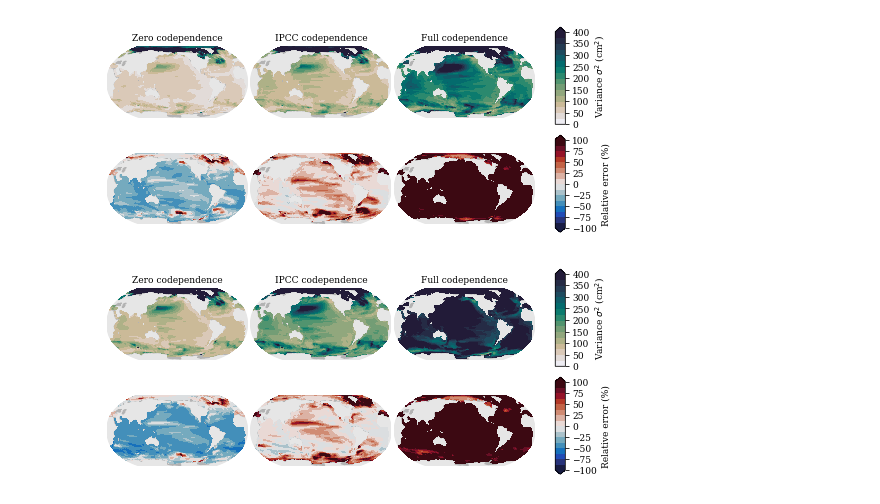
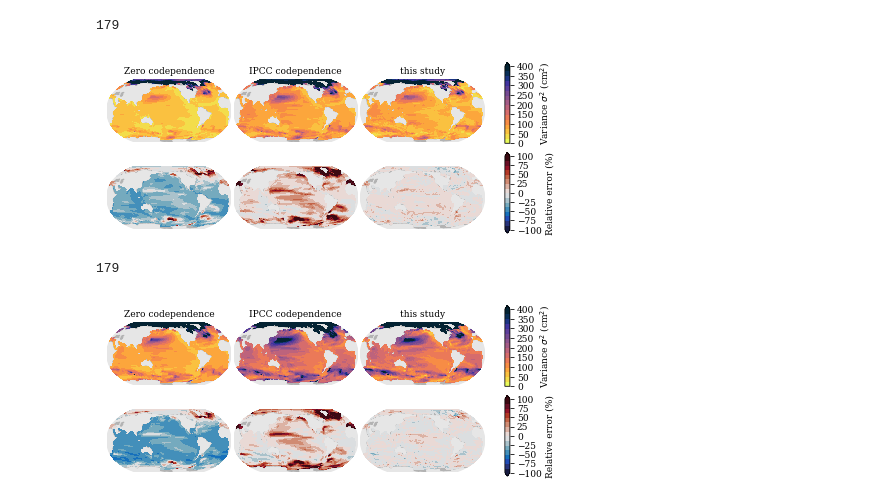
Before and after one commit to erwinlambert/codependence, a Jupyter notebook: plotcode/draftplot_regvar_error.ipynb, the cells around one changed output. Cells and saved outputs as stored; diff of their text form; code cells hidden in the pictures.

```diff
--- a/plotcode/draftplot_regvar_error.ipynb
+++ b/plotcode/draftplot_regvar_error.ipynb
@@ -20,12 +21,12 @@ mpl.rcParams['axes.titlesize']        = 9
 mpl.rcParams['font.family']           = 'serif'
 #mpl.rcParams['axes.titleweight']      = 'bold'
 mpl.rcParams['figure.subplot.bottom'] = .01
-mpl.rcParams['figure.subplot.top']    = .99
+mpl.rcParams['figure.subplot.top']    = .97
 mpl.rcParams['figure.subplot.left']   = .05
-mpl.rcParams['figure.subplot.right']  = .9
+mpl.rcParams['figure.subplot.right']  = .8
 mpl.rcParams['figure.subplot.wspace'] = .02
 mpl.rcParams['figure.subplot.hspace'] = .01
-mpl.rcParams['figure.figsize']        = 7,3
+mpl.rcParams['figure.figsize']        = 7,2.5
 
 
 cols = {}
@@ -128,8 +129,25 @@ def get_refcov(scen):
     nocov = (sig(stdn)**2+sig(glac)**2+sig(gsmb)**2+sig(asmb)**2+sig(adyn)**2)
     nocov[np.isnan(slr_md)]=np.nan
 
+    appcov = nocov.copy()
+
+    for j in range(len(lat)):
+        for i in range(len(lon)):
+            if np.isnan(appcov[j,i]): continue
+            appcov[j,i] += 2*st.spearmanr(stdn[:,j,i],glac[:,j,i])[0]*sig(stdn[:,j,i])*sig(glac[:,j,i])
+            appcov[j,i] += 2*st.spearmanr(stdn[:,j,i],gsmb[:,j,i])[0]*sig(stdn[:,j,i])*sig(gsmb[:,j,i])
+            appcov[j,i] += 2*st.spearmanr(stdn[:,j,i],asmb[:,j,i])[0]*sig(stdn[:,j,i])*sig(asmb[:,j,i])
+            appcov[j,i] += 2*st.spearmanr(stdn[:,j,i],adyn[:,j,i])[0]*sig(stdn[:,j,i])*sig(adyn[:,j,i])
+            appcov[j,i] += 2*st.spearmanr(adyn[:,j,i],glac[:,j,i])[0]*sig(adyn[:,j,i])*sig(glac[:,j,i])
+            appcov[j,i] += 2*st.spearmanr(adyn[:,j,i],gsmb[:,j,i])[0]*sig(adyn[:,j,i])*sig(gsmb[:,j,i])
+            appcov[j,i] += 2*st.spearmanr(adyn[:,j,i],asmb[:,j,i])[0]*sig(adyn[:,j,i])*sig(asmb[:,j,i])
+            appcov[j,i] += 2*st.spearmanr(asmb[:,j,i],glac[:,j,i])[0]*sig(asmb[:,j,i])*sig(glac[:,j,i])
+            appcov[j,i] += 2*st.spearmanr(asmb[:,j,i],gsmb[:,j,i])[0]*sig(asmb[:,j,i])*sig(gsmb[:,j,i])
+            appcov[j,i] += 2*st.spearmanr(gsmb[:,j,i],glac[:,j,i])[0]*sig(gsmb[:,j,i])*sig(glac[:,j,i])
+        print(j, end="\r")
+
     fulcov = ((sig(stdn)+sig(glac)+sig(gsmb)+sig(asmb)+sig(adyn))**2)
-    return srocc,nocov,fulcov
+    return srocc,nocov,fulcov,appcov
 # %%
 def makeglobal(ax):
     ax.set_global()
@@ -138,7 +156,7 @@ def makeglobal(ax):
     ax.outline_patch.set_visible(False)
 # %%
 #cmap1 = plt.get_cmap('cmo.speed',16)
-cmap1 = plt.get_cmap('cmo.rain',16)
+cmap1 = plt.get_cmap('cmo.thermal_r',16)
 cmap2 = plt.get_cmap('cmo.balance',16)
 vmax1 = 400
 vmax2 = 100
@@ -148,46 +166,48 @@ for s,scen in enumerate(['rcp45','rcp85']):
     fig = plt.figure()
 
     mm = get_mms(scen)
-    sr,nc,fc = get_refcov(scen)
+    sr,nc,fc,ac = get_refcov(scen)
 
     ax = fig.add_subplot(2,3,1,projection=ccrs.Robinson(central_longitude=200))
     im = ax.pcolormesh(lon,lat,nc,transform=ccrs.PlateCarree(),vmin=0,vmax=vmax1,cmap=cmap1)
     makeglobal(ax)
     ax.set_title('Zero codependence')
     ax = fig.add_subplot(2,3,4,projection=ccrs.Robinson(central_longitude=200))
     im2 = ax.pcolormesh(lon,lat,100.*(nc-mm)/mm,transform=ccrs.PlateCarree(),vmin=-vmax2,vmax=vmax2,cmap=cmap2)
     makeglobal(ax)
 
     ax = fig.add_subplot(2,3,2,projection=ccrs.Robinson(central_longitude=200))
     im = ax.pcolormesh(lon,lat,sr,transform=ccrs.PlateCarree(),vmin=0,vmax=vmax1,cmap=cmap1)
     makeglobal(ax)
     ax.set_title('IPCC codependence')
     ax = fig.add_subplot(2,3,5,projection=ccrs.Robinson(central_longitude=200))
     im2 = ax.pcolormesh(lon,lat,100.*(sr-mm)/mm,transform=ccrs.PlateCarree(),vmin=-vmax2,vmax=vmax2,cmap=cmap2)
     makeglobal(ax)
 
     ax = fig.add_subplot(2,3,3,projection=ccrs.Robinson(central_longitude=200))
-    im = ax.pcolormesh(lon,lat,fc,transform=ccrs.PlateCarree(),vmin=0,vmax=vmax1,cmap=cmap1)
+    im = ax.pcolormesh(lon,lat,ac,transform=ccrs.PlateCarree(),vmin=0,vmax=vmax1,cmap=cmap1)
     makeglobal(ax)
-    ax.set_title('Full codependence')
+    ax.set_title('this study')
     ax = fig.add_subplot(2,3,6,projection=ccrs.Robinson(central_longitude=200))
-    im2 = ax.pcolormesh(lon,lat,100.*(fc-mm)/mm,transform=ccrs.PlateCarree(),vmin=-vmax2,vmax=vmax2,cmap=cmap2)
+    im2 = ax.pcolormesh(lon,lat,100.*(ac-mm)/mm,transform=ccrs.PlateCarree(),vmin=-vmax2,vmax=vmax2,cmap=cmap2)
     makeglobal(ax)
 
-    cax = fig.add_axes([.94,.55,.02,.45])
+    cax = fig.add_axes([.84,.55,.01,.45])
     cb = plt.colorbar(im,cax=cax,extend='max')
     cb.set_label('Variance $\sigma^2$ (cm$^2$)')
 
-    cax = fig.add_axes([.94,.05,.02,.45])
+    cax = fig.add_axes([.84,.05,.01,.45])
     cb = plt.colorbar(im2,cax=cax,extend='both')
     cb.set_label('Relative error (%)')
 
     figname = f'draftplot_regvar_error_{scen}.png'
 
-    plt.savefig(f'../figures/{figname}',dpi=200)
-    plt.savefig(f'../../../writing/codependence/figures/{figname}')
+    plt.savefig(f'../figures/{figname}',dpi=600)
+    plt.savefig(f'../../../writing/codependence/figures/{figname}',dpi=600)
     plt.show()
     plt.close()
 # %% [output]
+179
-[figure, old version]
+[figure, new version]
+179
-[figure, old version]
+[figure, new version]
```
Also changed, not shown: parts of 1 cell of this notebook, 5 other files.
